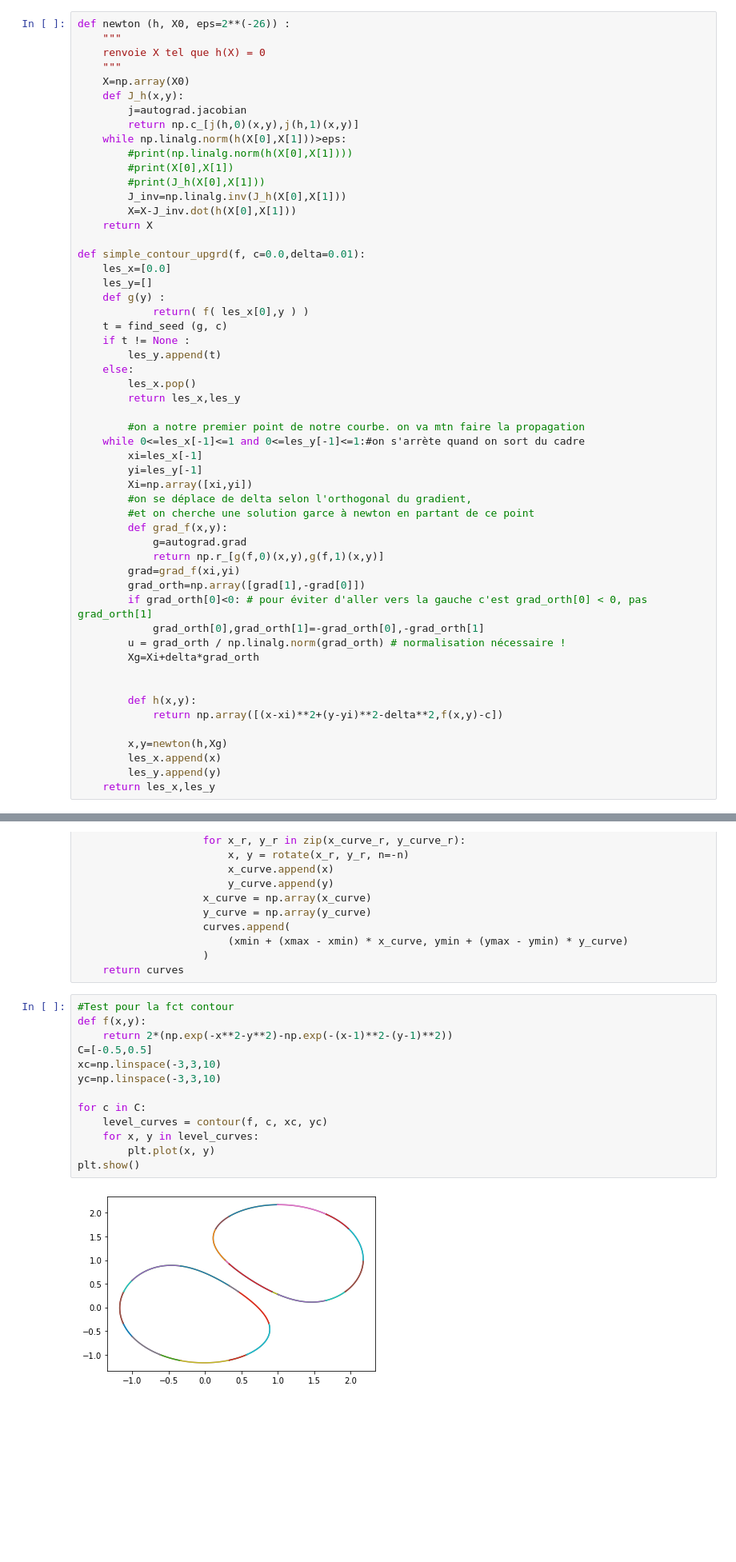
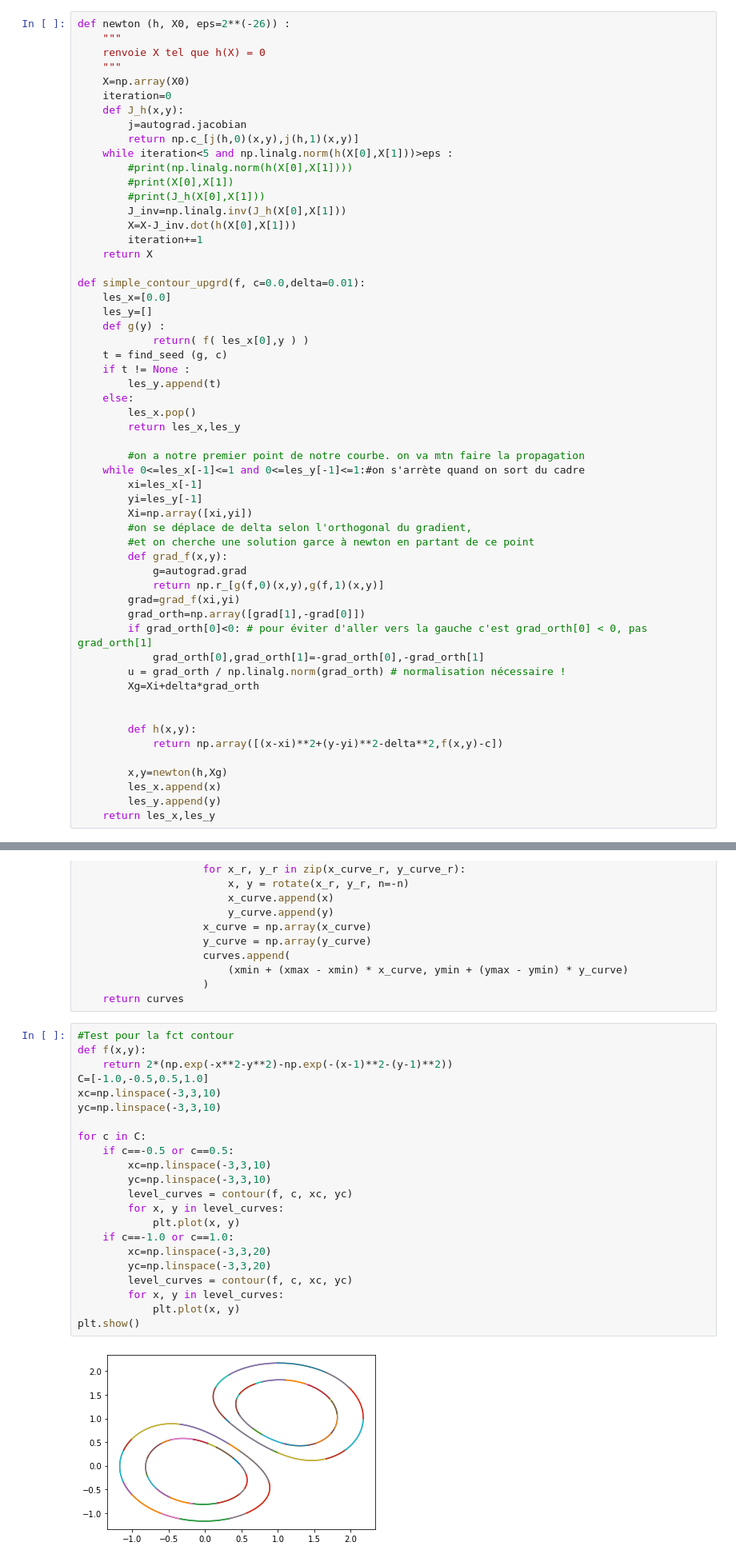
Before and after one commit to BenjaminPiet/contour, a Jupyter notebook: Projet_math_info_lignes_de_niveau.ipynb, the cells around one changed output, grey strips where cells are left out. Shown at 80% size. Drawn from its saved outputs; the diff is of its cells as text; blank space fills up the shorter version.

Commit message:
rajouté limite iteration et plus de tracé finaux

```diff
--- a/Projet_math_info_lignes_de_niveau.ipynb
+++ b/Projet_math_info_lignes_de_niveau.ipynb
@@ -96,15 +96,17 @@ def newton (h, X0, eps=2**(-26)) :
     renvoie X tel que h(X) = 0
     """
     X=np.array(X0)
+    iteration=0
     def J_h(x,y):
         j=autograd.jacobian
         return np.c_[j(h,0)(x,y),j(h,1)(x,y)]
-    while np.linalg.norm(h(X[0],X[1]))>eps:
+    while iteration<5 and np.linalg.norm(h(X[0],X[1]))>eps :
         #print(np.linalg.norm(h(X[0],X[1])))
         #print(X[0],X[1])
         #print(J_h(X[0],X[1]))
         J_inv=np.linalg.inv(J_h(X[0],X[1]))
         X=X-J_inv.dot(h(X[0],X[1]))
+        iteration+=1
     return X
 
 def simple_contour_upgrd(f, c=0.0,delta=0.01):
@@ -255,16 +257,25 @@ def contour(f, c, xs=[0.0, 1.0], ys=[0.0, 1.0], delta=0.01):
 # %%
 #Test pour la fct contour
 def f(x,y):
     return 2*(np.exp(-x**2-y**2)-np.exp(-(x-1)**2-(y-1)**2))
-C=[-0.5,0.5]
+C=[-1.0,-0.5,0.5,1.0]
 xc=np.linspace(-3,3,10)
 yc=np.linspace(-3,3,10)
 
 for c in C:
-    level_curves = contour(f, c, xc, yc)
-    for x, y in level_curves:
-        plt.plot(x, y)
+    if c==-0.5 or c==0.5:
+        xc=np.linspace(-3,3,10)
+        yc=np.linspace(-3,3,10)
+        level_curves = contour(f, c, xc, yc)
+        for x, y in level_curves:
+            plt.plot(x, y)
+    if c==-1.0 or c==1.0:
+        xc=np.linspace(-3,3,20)
+        yc=np.linspace(-3,3,20)
+        level_curves = contour(f, c, xc, yc)
+        for x, y in level_curves:
+            plt.plot(x, y)
 plt.show()
 # %% [output]
-[figure, old version]
+[figure, new version]
 # %% [raw]
```
Also changed, not shown: parts of 1 cell of this notebook.
